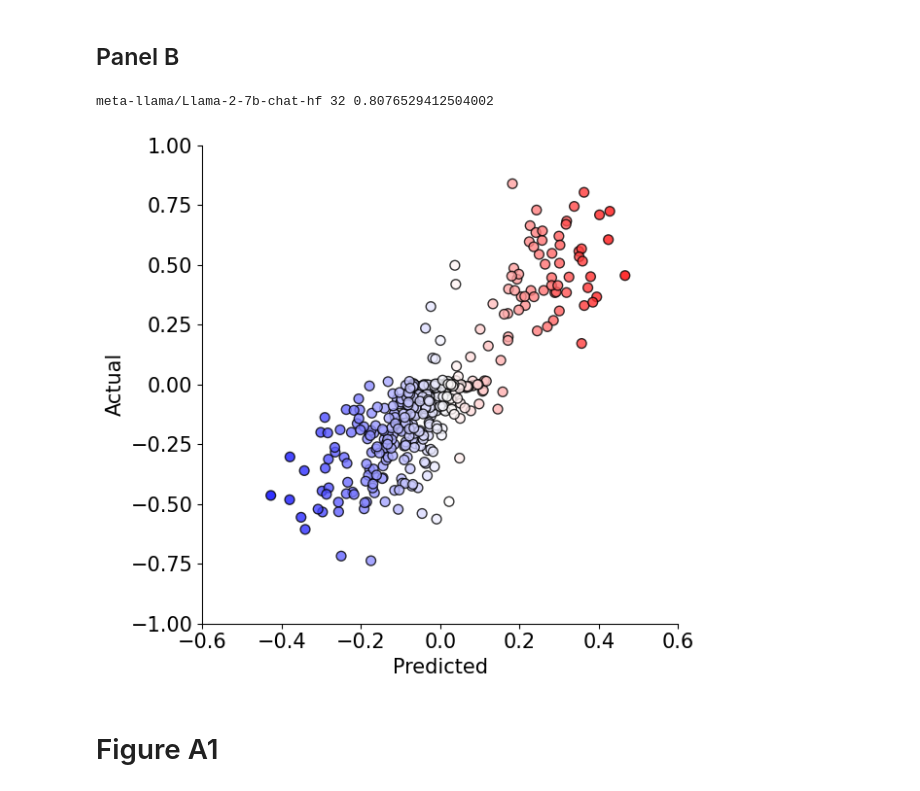
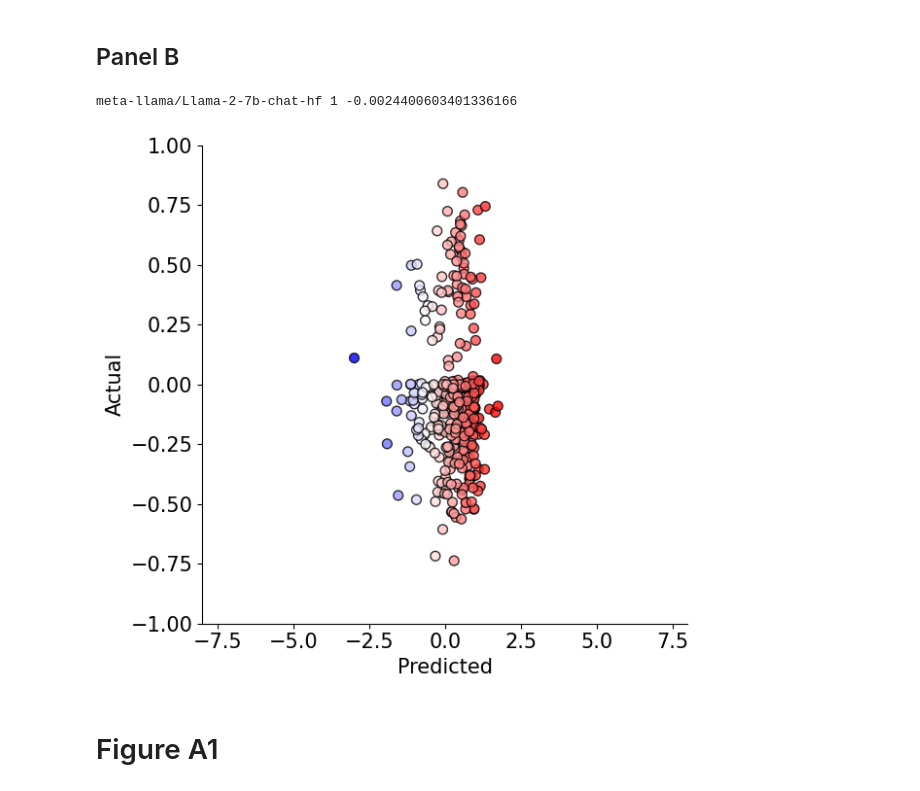
Before and after one commit to DotIN13/linear-political-llm, a Jupyter notebook: generate_figures.ipynb, the cells around one changed output. Cells and saved outputs as stored; diff of their text form; code cells hidden in the pictures.

```diff
--- a/generate_figures.ipynb
+++ b/generate_figures.ipynb
@@ -23,9 +23,9 @@ np.random.seed(42)
 # Figure 2
 # %%
 cnt = 0
-for model_name in ['meta-llama/Llama-2-7b-chat-hf', 'mistralai/Mistral-7B-Instruct-v0.1', 'lmsys/vicuna-7b-v1.5']:
+for model_name in ['meta-llama/Llama-2-7b-chat-hf']:
     print(model_name)
-    performance = pickle.load(open(f"./results_replication/{model_name.replace('/','_')}_politician_performance.pkl", 'rb'))
+    performance = pickle.load(open(f"./results_replication/{model_name.replace('/','_')}_anes_performance.pkl", 'rb'))
     print(performance.max())
     plt.rcParams.update({'font.size': 20})
     plt.figure(figsize=(6, 6))
@@ -43,7 +43,6 @@ for model_name in ['meta-llama/Llama-2-7b-chat-hf', 'mistralai/Mistral-7B-Instru
     plt.gca().spines['left'].set_visible(False)
     plt.gca().spines['bottom'].set_visible(False)
     plt.tight_layout()
-    plt.savefig(f"./figure_replication/{model_name.replace('/','_')}_layer_head_accuracy.pdf")
     plt.show()
 
     print("Top accuracy heads")
@@ -198,43 +161,43 @@ import matplotlib.colors as mcolors
 cmap = mcolors.LinearSegmentedColormap.from_list("red_white_blue", ["blue", "white", "red"])
 
 model_name = 'meta-llama/Llama-2-7b-chat-hf'
-k = 32
+k = 1
 featuresnews, labelsnews = pickle.load(open(f"./results_replication/{model_name.replace('/','_')}_news_features.pkl", 'rb'))
-features, labels = pickle.load(open(f"./results_replication/{model_name.replace('/','_')}_politician_features.pkl", 'rb'))
-performance = pickle.load(open(f"./results_replication/{model_name.replace('/','_')}_politician_performance.pkl", 'rb'))
+features, labels = pickle.load(open(f"./results_replication/{model_name.replace('/','_')}_anes_features.pkl", 'rb'))
+performance = pickle.load(open(f"./results_replication/{model_name.replace('/','_')}_anes_performance.pkl", 'rb'))
 top_indices = np.dstack(np.unravel_index(np.argsort(performance.ravel()), (32, 32)))[0][-k:, :]
 kf = KFold(n_splits=2, shuffle=True, random_state=42)
 ensemble_pred = np.zeros(labelsnews.shape)
 for train_indices, test_indices in kf.split(range(features.shape[0])):
     for i, j in top_indices:
         X_train = features[train_indices, 0, i, j, :]
         X_test = features[test_indices, 0, i, j, :]
         y_train = np.array(labels)[train_indices]
         y_test = np.array(labels)[test_indices]
         ridge_model = Ridge(alpha=1, fit_intercept=False)
         ridge_model.fit(X_train, y_train)
         y_pred = ridge_model.predict(featuresnews[:, 0, i, j, :])
         ensemble_pred += y_pred
 ensemble_pred = ensemble_pred / k / 2
 print(model_name, k, spearmanr(labelsnews, ensemble_pred).statistic)
 plt.rcParams.update({'font.size': 15})
 plt.figure(figsize=(6.5, 6))
 plt.grid(False)
 plt.title(f"")
 plt.xlabel("Predicted")
 plt.ylabel("Actual")
 plt.scatter(ensemble_pred, labelsnews, c = ensemble_pred, cmap=cmap, alpha=0.8, s=50, edgecolor='black') #, norm=norm
-plt.xlim(-0.6, 0.6)
+plt.xlim(-8, 8)
 plt.ylim(-1, 1)
 #plt.xticks(np.arange(-1,1.25,0.25))
-plt.yticks(np.arange(-1,1.25,0.25))
+# plt.yticks(np.arange(-1,1.25,0.25))
 plt.gca().spines['top'].set_visible(False)
 plt.gca().spines['right'].set_visible(False)
 plt.tight_layout()
 plt.savefig('llama2_news.pdf')
 # %% [output]
-meta-llama/Llama-2-7b-chat-hf 32 0.8076529412504002
+meta-llama/Llama-2-7b-chat-hf 1 -0.0024400603401336166
-[figure, old version]
+[figure, new version]
 # %% [markdown]
 # Figure A1
 # %%
```
Also changed, not shown: parts of 1 cell of this notebook, 1 other file.
